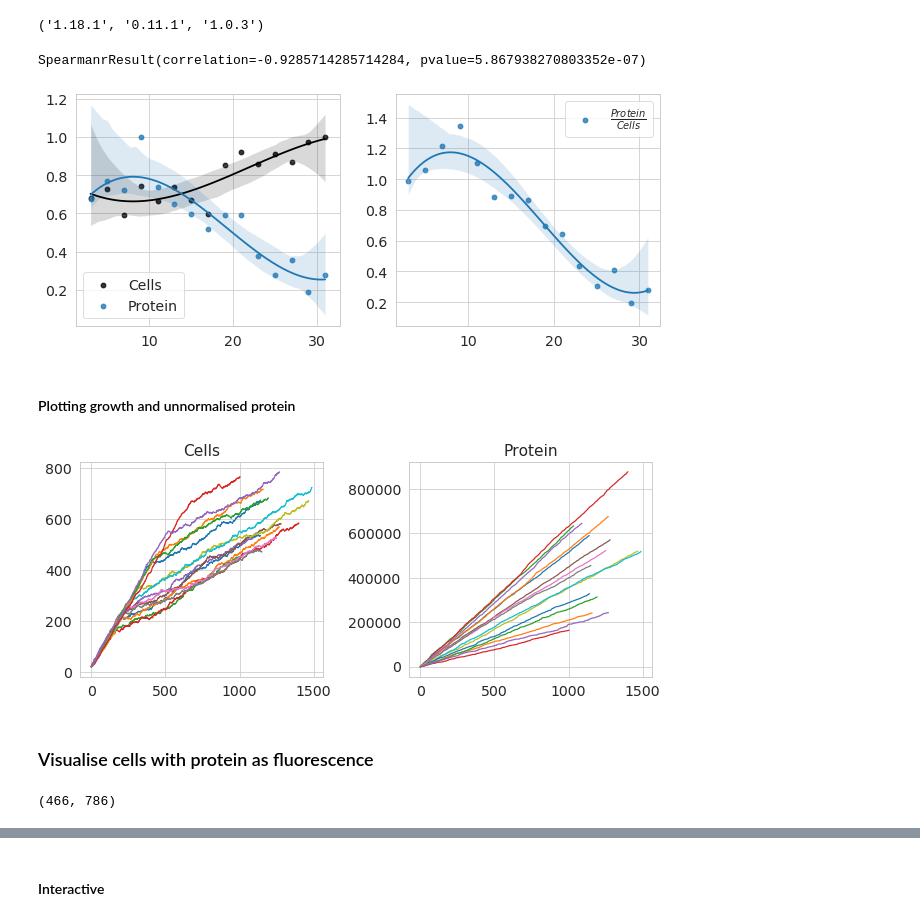
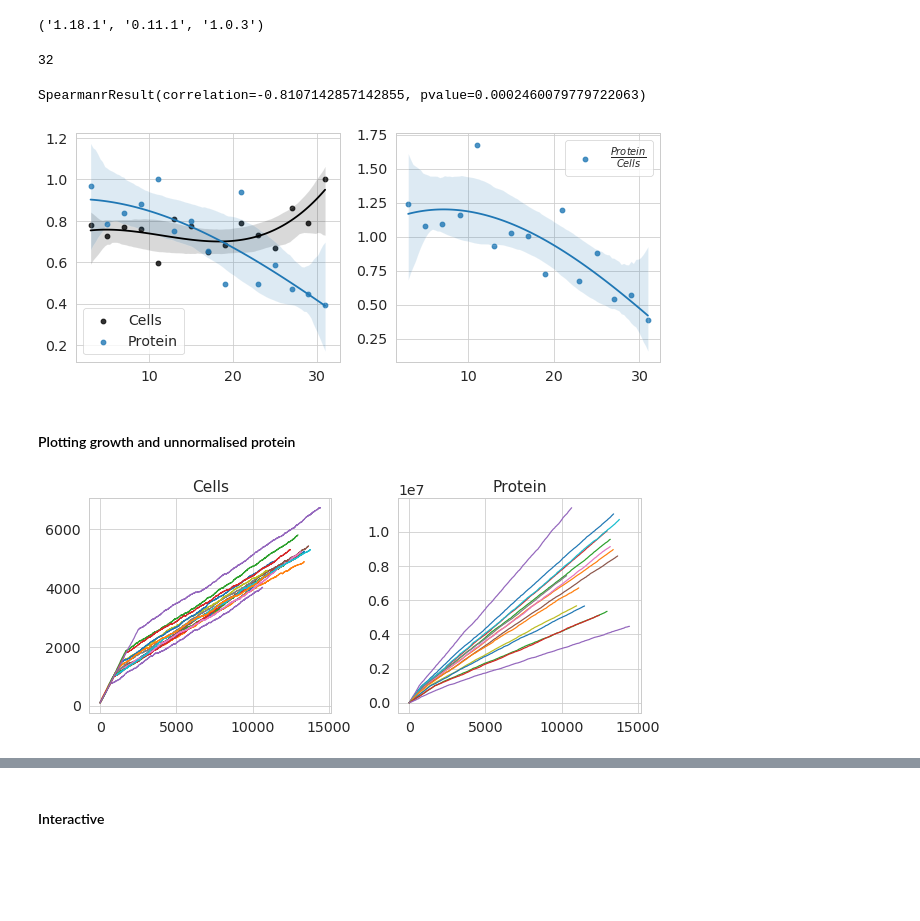
Before and after one commit to Gardner-BinfLab/TIsigner_paper_2019, a Jupyter notebook: Simulation.ipynb, the cells around one changed output, grey strips where cells are left out. Cells and saved outputs as stored; diff of their text form; code cells hidden in the pictures; blank space fills up the shorter version.

Commit message:
Simulation of protein expression

```diff
--- a/Simulation.ipynb
+++ b/Simulation.ipynb
@@ -16,7 +16,7 @@ np.__version__, sns.__version__, pd.__version__
 class Cells():
     '''
     Simulates cellular protein production
-    N_COPY = copy number of plasmid, 12-20 for pET
+    N_COPY = copy number of plasmid (around 50)
     random = random number. This also provides slight variation
             in the environment for each construct. So give a different
             number for each construct.
@@ -29,13 +29,13 @@ class Cells():
     '''
 
     def __init__(self, random=12345,\
-                    favourable_oen=11,\
+                    favourable_oen=12,\
                     tolerance=100000,\
-                    num_cells=20,\
+                    num_cells=100,\
                     construct=[2, 4]
                 ):
         self.rndState = np.random.RandomState(random)
-        self.N_COPY = self.rndState.randint(12, 20+1)
+        self.N_COPY = self.rndState.randint(30, 60)
         self.favourable_oen = favourable_oen
         self.construct = construct
         self.num_cells = num_cells
@@ -70,8 +70,9 @@ class Cells():
                                  self.construct[1], self.n_mRNA)
         fav_oen = self.favourable_oen + self.rndState.uniform(0, 30)
 
-        # randomly decay mRNA after being translated 20 - 100 times
-        mRNA_decay = self.rndState.randint(20, 100)
+        # randomly decay mRNA after being translated greater than 10 times
+        # http://book.bionumbers.org/how-many-proteins-are-made-per-mrna-molecule/
+        mRNA_decay = self.rndState.randint(10, 100)
         protein = np.where(np.repeat(self.oen_transcripts, 3) <= fav_oen)
         self.protein = protein[0].size*mRNA_decay/3
         return self.protein
@@ -89,8 +90,8 @@ class Cells():
     def start(self):
         current_prot = self.current_prot
         num_cells = self.num_cells
-        if self.num_cells <= 0 or self.counter > 1000:
-            if  self.counter > 1000:
+        if self.num_cells <= 0 or self.counter > 10000:
+            if  self.counter > 10000:
                 pass
 #                 print('Max. iterations reached here.')
 #             print('Max. protein for opening energy {} is {}.'.\
@@ -99,53 +100,63 @@ class Cells():
         else:
             for i in range(self.num_cells + 1):
                 self.transcribe()
-                current_prot += self.translate()
-                num_cells += self.reproduce()
+                cell_prot = self.translate()
+                cell_reprod = self.reproduce()
+                if cell_reprod == -1:
+                    #Don't add protein from this cell if it dies
+                    current_prot = current_prot
+                else:
+                    current_prot += self.translate()
+                num_cells += cell_reprod
                 self.all_cells.append(num_cells)
                 self.all_protein.append(current_prot)
                 self.current_prot = current_prot
                 self.num_cells = num_cells
                 self.counter += 1
+
         self.start()
 
 new = Cells()
 new.start()
+new.N_COPY
+# %% [output]
+32
 # %%
 openens = [[i, i+2] for i in range(1, 32) if i%2 == 0]
 
 df = pd.DataFrame(columns = ['Cells', 'Protein'], index=[int(np.mean(i)) for i in openens])
 
 for i, v in enumerate(openens):
-    new = Cells(construct=v, tolerance=100000, random=i)
+    new = Cells(construct=v, tolerance=1000000, random=i)
     new.start()
     df.loc[int(np.mean(v)), 'Cells'] = new.all_cells
     df.loc[int(np.mean(v)), 'Protein'] = new.all_protein
 
 fig, ax = plt.subplots(nrows=1, ncols=2, figsize=(9, 4))
 axes = ax.flatten()
 
 
 
 sns.regplot(x=[int(np.mean(i)) for i in openens], \
              y=df['Cells'].apply(lambda x: x[-1])/max(df['Cells'].apply(lambda x: x[-1])),\
              color='black', label='Cells', ax=axes[0], order=3)
 sns.regplot(x=[int(np.mean(i)) for i in openens],\
                 y=df['Protein'].apply(max)/max(df['Protein'].apply(max)),\
                 label='Protein', ax=axes[0], order=3)
 axes[0].set_ylabel('')
 axes[0].legend()
 
 normalised_protein = (df['Protein'].apply(lambda x: x[-1])/max(df['Protein'].apply(lambda x: x[-1])))\
 /(df['Cells'].apply(lambda x: x[-1])/max(df['Cells'].apply(lambda x: x[-1])))
 sns.regplot(x=[int(np.mean(i)) for i in openens], y=normalised_protein, \
             label=r'$\frac{Protein}{Cells}$', order=3, ax=axes[1])
 axes[1].legend()
 plt.tight_layout()
 
 print(spearmanr([i[1] for i in openens], normalised_protein,))
 # %% [output]
-SpearmanrResult(correlation=-0.9285714285714284, pvalue=5.867938270803352e-07)
+SpearmanrResult(correlation=-0.8107142857142855, pvalue=0.0002460079779722063)
-[figure, old version]
+[figure, new version]
 # %% [markdown]
 #### Plotting growth and unnormalised protein
 # %%
@@ -158,10 +169,4 @@ for i, v in enumerate(df.columns):
         axes[i].set_title(v)
     fig.tight_layout()
 # %% [output]
-[figure, old version]
+[figure, new version]
-# %% [markdown]
-### Visualise cells with protein as fluorescence
-# %%
-min(df.Cells.apply(lambda x: x[-1])), max(df.Cells.apply(lambda x: x[-1]))
-# %% [output]
-(466, 786)
```
Also changed, not shown: parts of 9 cells of this notebook.
